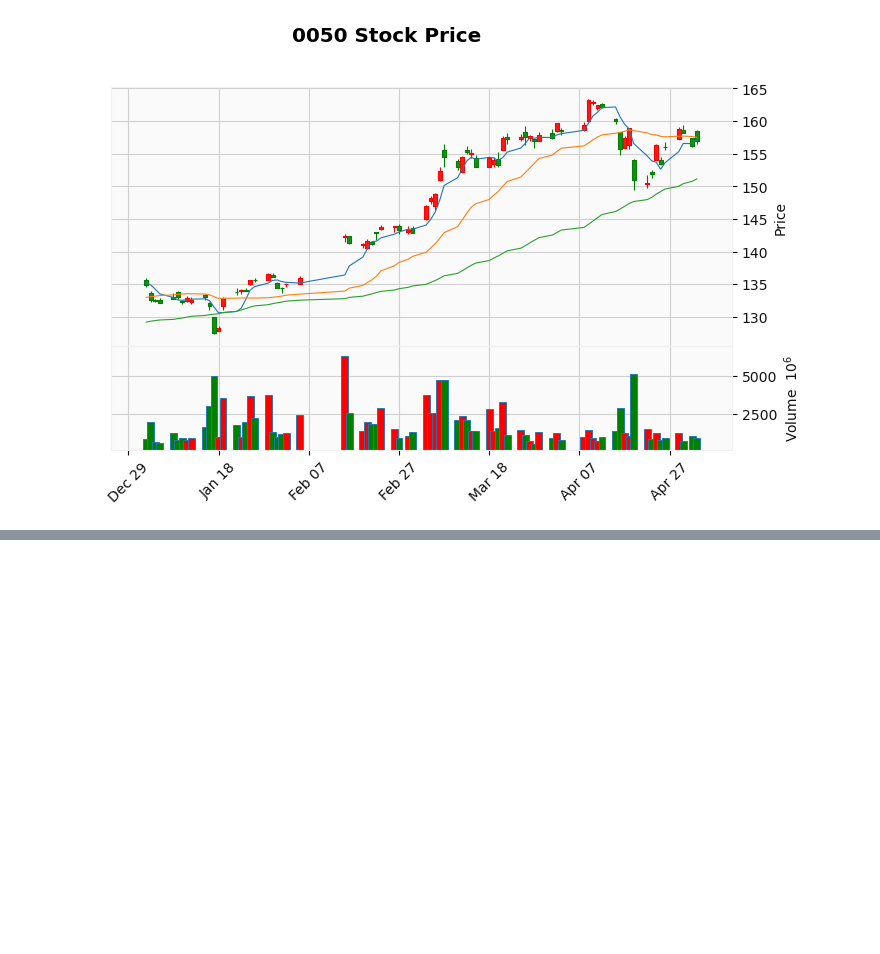
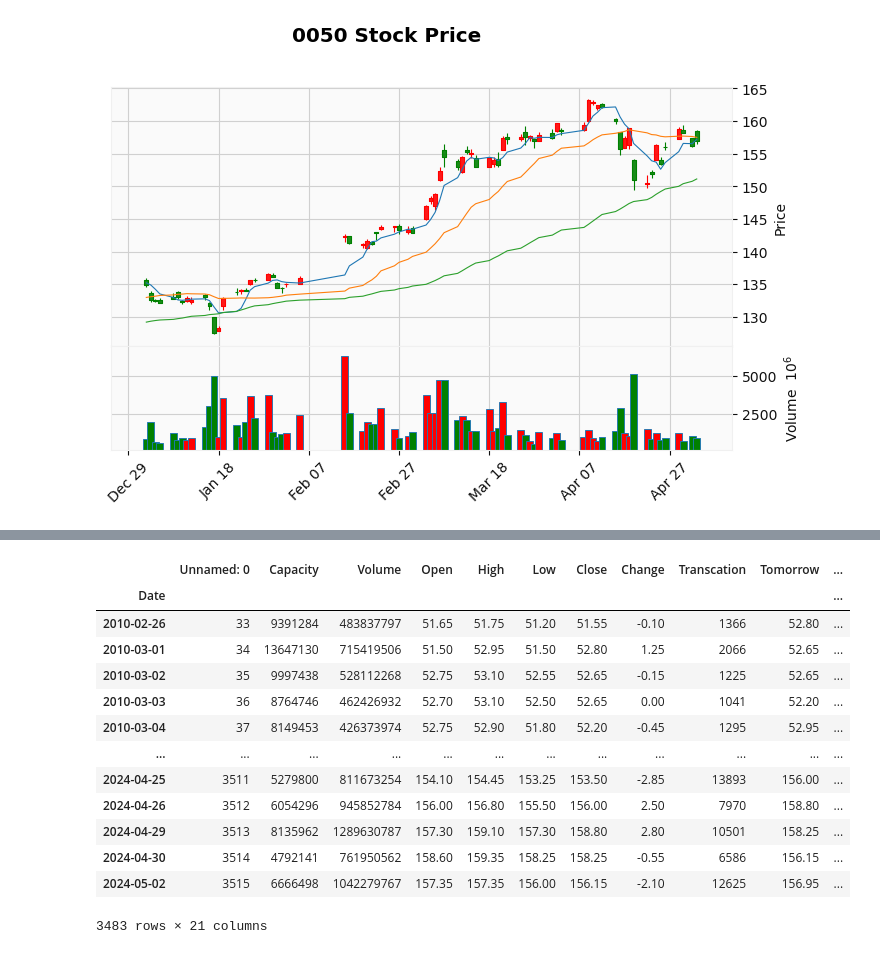
Before and after one commit to Frankie1021/ooschool, a Jupyter notebook: ooschool_project.ipynb, the cells around one changed output, grey strips where cells are left out. Saved outputs shown, nothing was run; the diff lists cells and outputs as text; code cells hidden in the pictures; blank space fills up the shorter version.

```diff
--- a/ooschool_project.ipynb
+++ b/ooschool_project.ipynb
@@ -128,0 +179,19 @@ mpf.plot(df_sub, **kwargs1, addplot = apmavs, savefig = '0050_mpfplot1.png')
+# %%
+#刪除na值
+cleaned_df = df.dropna()
+cleaned_df
+# %% [output]
+|  | Unnamed: 0 | Capacity | Volume | Open | High | Low | Close | Change | Transcation | Tomorrow | ... |
+| Date |  |  |  |  |  |  |  |  |  |  | ... |
+| 2010-02-26 | 33 | 9391284 | 483837797 | 51.65 | 51.75 | 51.20 | 51.55 | -0.10 | 1366 | 52.80 | ... |
+| 2010-03-01 | 34 | 13647130 | 715419506 | 51.50 | 52.95 | 51.50 | 52.80 | 1.25 | 2066 | 52.65 | ... |
+| 2010-03-02 | 35 | 9997438 | 528112268 | 52.75 | 53.10 | 52.55 | 52.65 | -0.15 | 1225 | 52.65 | ... |
+| 2010-03-03 | 36 | 8764746 | 462426932 | 52.70 | 53.10 | 52.50 | 52.65 | 0.00 | 1041 | 52.20 | ... |
+| 2010-03-04 | 37 | 8149453 | 426373974 | 52.75 | 52.90 | 51.80 | 52.20 | -0.45 | 1295 | 52.95 | ... |
+| ... | ... | ... | ... | ... | ... | ... | ... | ... | ... | ... | ... |
+| 2024-04-25 | 3511 | 5279800 | 811673254 | 154.10 | 154.45 | 153.25 | 153.50 | -2.85 | 13893 | 156.00 | ... |
+| 2024-04-26 | 3512 | 6054296 | 945852784 | 156.00 | 156.80 | 155.50 | 156.00 | 2.50 | 7970 | 158.80 | ... |
+| 2024-04-29 | 3513 | 8135962 | 1289630787 | 157.30 | 159.10 | 157.30 | 158.80 | 2.80 | 10501 | 158.25 | ... |
+| 2024-04-30 | 3514 | 4792141 | 761950562 | 158.60 | 159.35 | 158.25 | 158.25 | -0.55 | 6586 | 156.15 | ... |
+| 2024-05-02 | 3515 | 6666498 | 1042279767 | 157.35 | 157.35 | 156.00 | 156.15 | -2.10 | 12625 | 156.95 | ... |
+3483 rows × 21 columns
```
Also changed, not shown: parts of 7 cells of this notebook.
